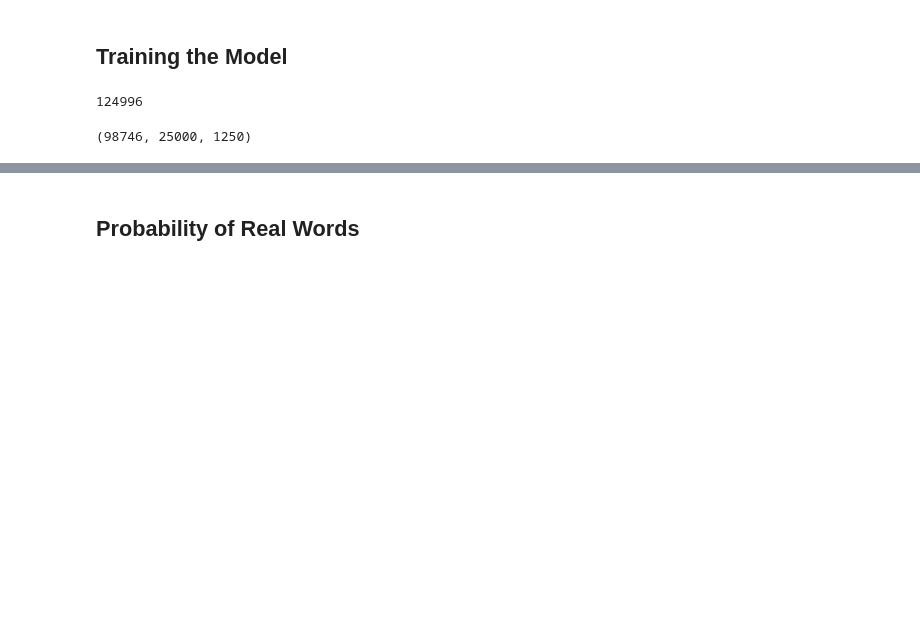
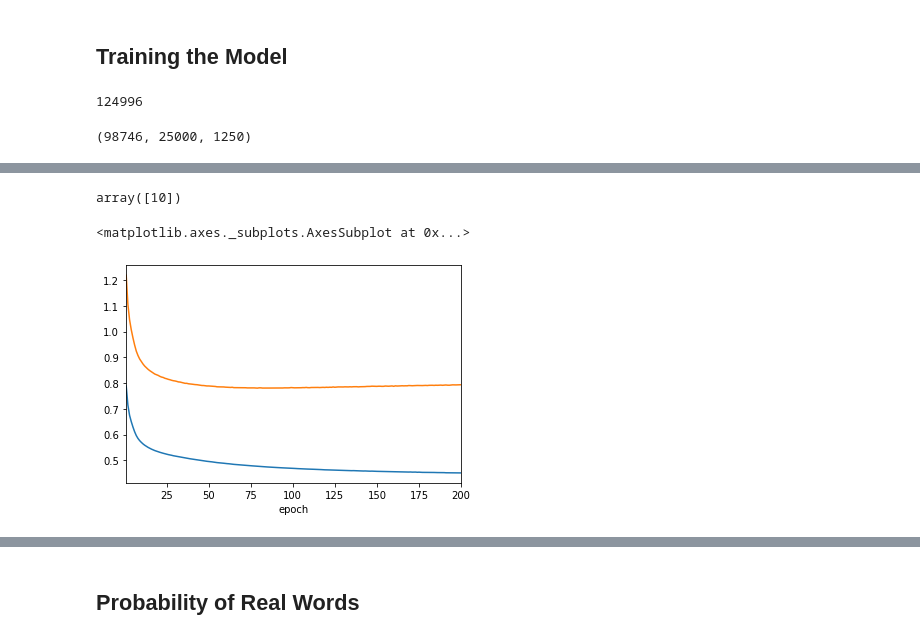
Before and after one commit to colinpollock/sonorant, a Jupyter notebook: LM RNN.ipynb, the cells around one changed output, grey strips where cells are left out. Cells and saved outputs as stored; diff of their text form; code cells hidden in the pictures; blank space fills up the shorter version.

```diff
--- a/LM RNN.ipynb
+++ b/LM RNN.ipynb
@@ -52,0 +50,23 @@ PhonemeLM?
+# %%
+%%time
+
+param_grid = ParameterGrid({
+    'rnn_type': ['gru'],
+    'embedding_dimension': [10, 50, 100, 200],
+    'rnn_hidden_dimension': [50, 100, 200, 400],
+})
+
+records = []
+for params in tqdm(param_grid):
+    lm = PhonemeLM(phoneme_to_idx, device='cuda', batch_size=1024,  max_epochs=200, **params)
+    print('Model Params:', params)
+    train_losses, dev_losses = lm.fit(train_df.pronunciation, dev_df.pronunciation, early_stopping_rounds=10)
+    for epoch, (train_loss, dev_loss) in enumerate(zip(train_losses, dev_losses), start=1):
+        record = params.copy()
+        record['epoch'] = epoch
+        record['train_loss'] = train_loss
+        record['dev_loss'] = dev_loss
+
+        records.append(record)
+
+models_df = pd.DataFrame.from_records(records)
@@ -52,0 +92,13 @@ PhonemeLM?
+# %%
+models_df.embedding_dimension.unique()
+# %% [output]
+array([10])
+# %%
+models_df = pd.DataFrame.from_records(records)
+models_df.sort_values('dev_loss')
+t = models_df[(models_df.embedding_dimension==10) & (models_df.rnn_hidden_dimension==200)]
+t.set_index('epoch').train_loss.plot()
+t.set_index('epoch').dev_loss.plot()
+# %% [output]
+<matplotlib.axes._subplots.AxesSubplot at 0x...>
+[figure, added]
```
Also changed, not shown: parts of 39 cells of this notebook.
